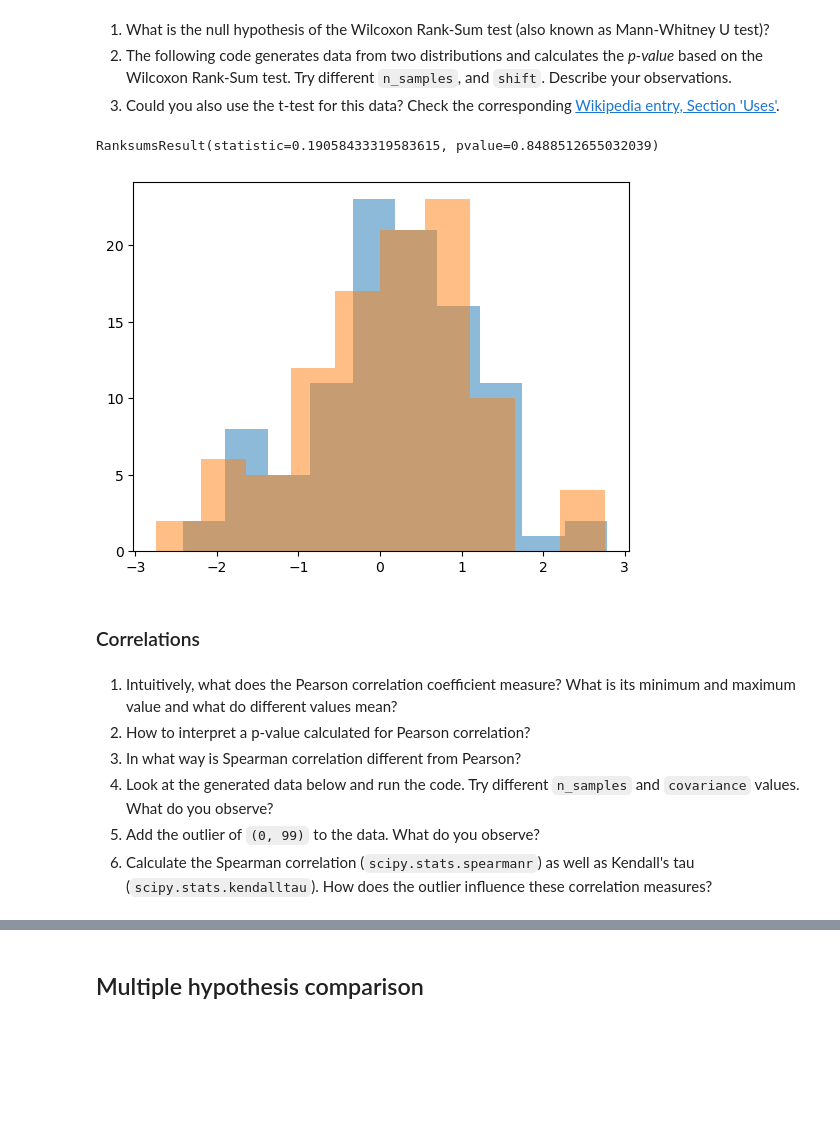
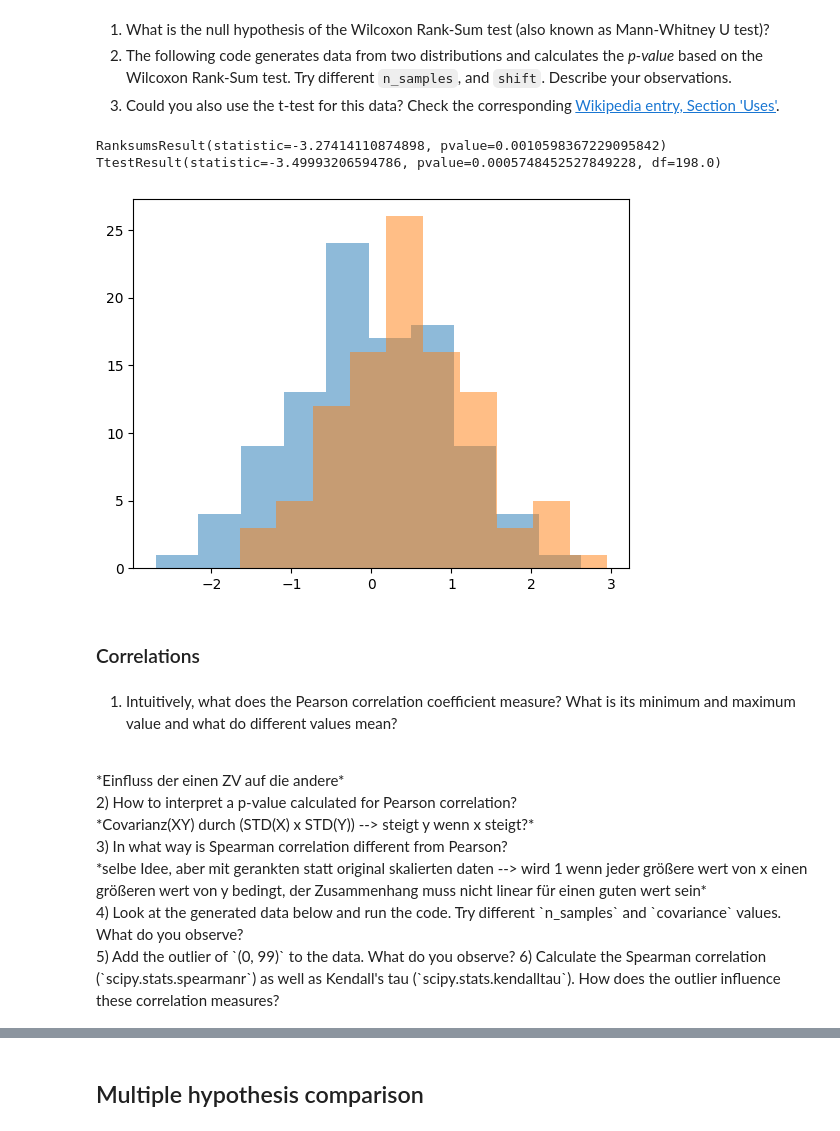
Before and after one commit to luimui/DataScience, a Jupyter notebook: exercise_05.ipynb, the cells around one changed output, grey strips where cells are left out. Cells and saved outputs as stored; diff of their text form; code cells hidden in the pictures; blank space fills up the shorter version.

```diff
--- a/exercise_05.ipynb
+++ b/exercise_05.ipynb
@@ -51,27 +51,46 @@ from scipy.stats import ranksums, ttest_ind
 # %%
 # settings
 n_samples = 100
-shift = 0.2
+shift = 0.4
 variance = 1
 
 # generate data
 v1 = np.random.normal(size=n_samples)
 v2 = np.random.normal(shift, variance, size=n_samples)
 plt.hist(v1, alpha=0.5)
 plt.hist(v2, alpha=0.5);
 
 # perform the test
-ranksums(v1, v2)
+#falls x_1 aus v_1 > y_1 aus v_2 : 1
+#falls x_1 aus v_1 = y_1 aus v_2 : 0.5
+#falls x_1 aus v_1 < y_1 aus v_2 : 0
+#--> daraus die Summe  für alle permutationen
+
+print(ranksums(v1, v2))
+
+#T-test kann verwenet werden,da rnadoms normalverteilt sind
+print(ttest_ind(v1,v2))
 # %% [output]
-RanksumsResult(statistic=0.19058433319583615, pvalue=0.8488512655032039)
+RanksumsResult(statistic=-3.27414110874898, pvalue=0.0010598367229095842)
+TtestResult(statistic=-3.49993206594786, pvalue=0.0005748452527849228, df=198.0)
-[figure, old version]
+[figure, new version]
 # %% [markdown]
 ### Correlations
 # %% [markdown]
 1) Intuitively, what does the Pearson correlation coefficient measure? What is its minimum and maximum value and what do different values mean?
+<br>
+*Einfluss der einen ZV auf die andere*
+<br>
 2) How to interpret a p-value calculated for Pearson correlation?
+<br>
+*Covarianz(XY) durch (STD(X) x STD(Y)) --> steigt y wenn x steigt?*
+<br>
 3) In what way is Spearman correlation different from Pearson?
+<br>
+*selbe Idee, aber mit gerankten statt original skalierten daten --> wird 1 wenn jeder größere wert von x einen größeren wert von y bedingt, der Zusammenhang muss nicht linear für einen guten wert sein*
+<br>
 4) Look at the generated data below and run the code. Try different `n_samples` and `covariance` values. What do you observe?
+<br>
 5) Add the outlier of `(0, 99)` to the data. What do you observe?
 6) Calculate the Spearman correlation (`scipy.stats.spearmanr`) as well as Kendall's tau (`scipy.stats.kendalltau`). How does the outlier influence these correlation measures?
 # %%
```
Also changed, not shown: parts of 1 cell of this notebook.
